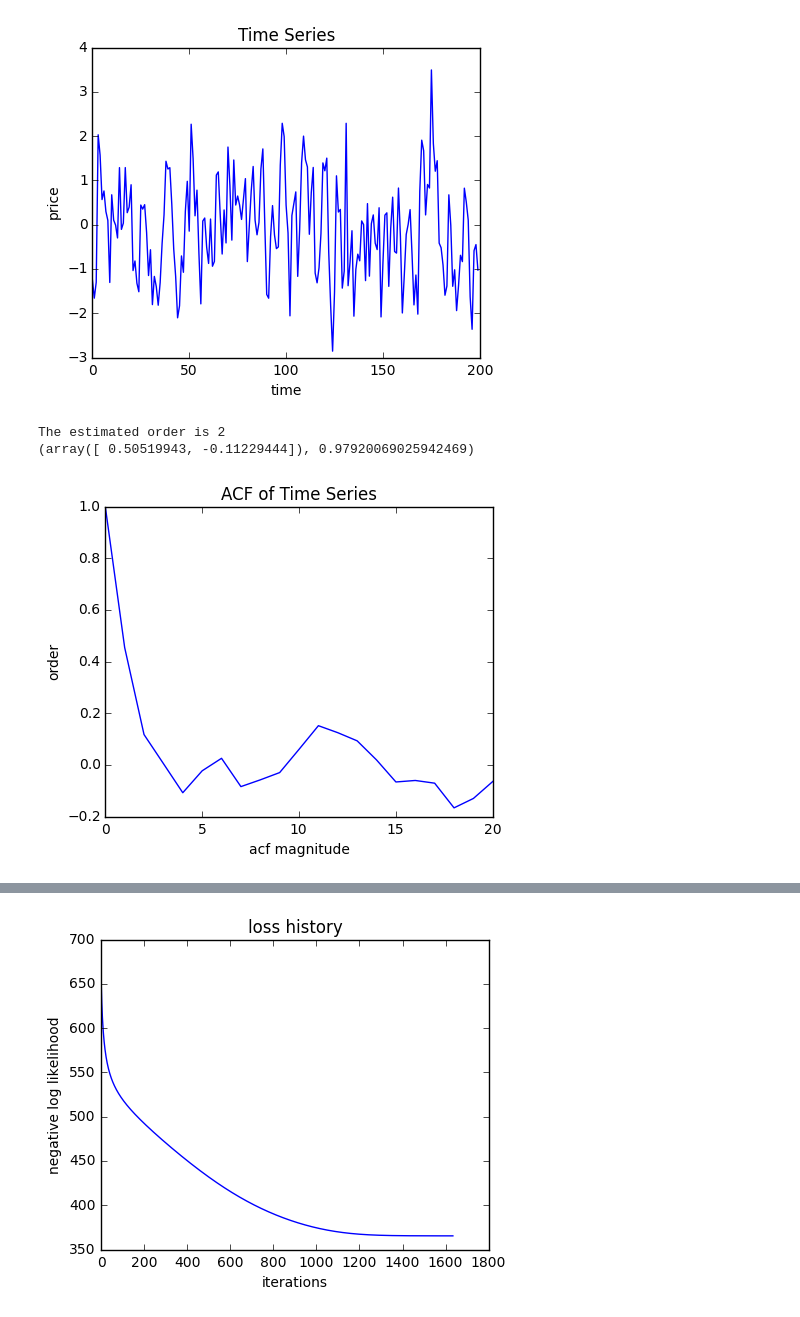
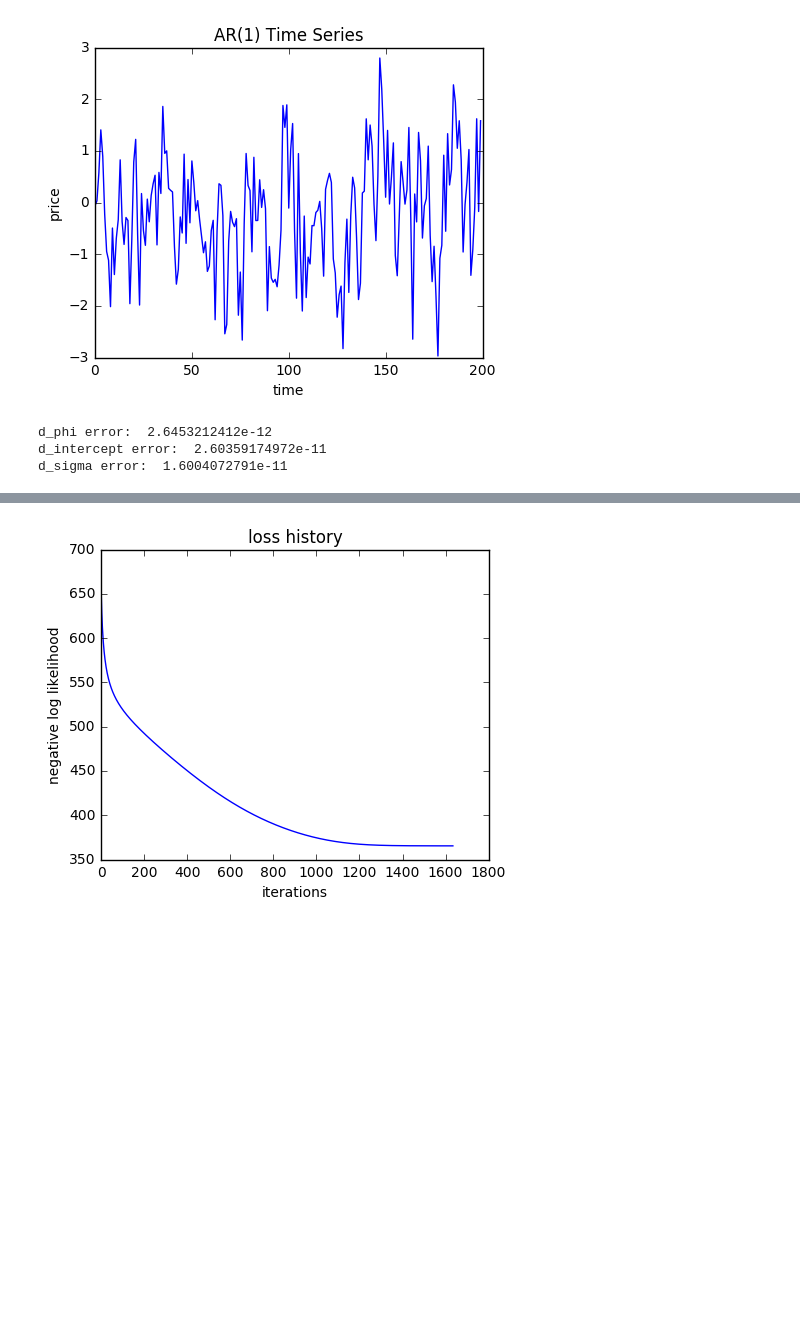
Before and after one commit to APC524/tsap, a Jupyter notebook: demo/demo_simulated_cong.ipynb, the cells around one changed output, grey strips where cells are left out. Cells and saved outputs as stored; diff of their text form; code cells hidden in the pictures; blank space fills up the shorter version.

Commit message:
finalize model.py and demo_simulated

```diff
--- a/demo/demo_simulated_cong.ipynb
+++ b/demo/demo_simulated_cong.ipynb
@@ -28,28 +28,58 @@ plt.rcParams['image.cmap'] = 'gray'
 # %%
 # generate a fake time series and plot it
 from src.ts_gen import ar1_gen
-Y = ar1_gen(0.5, sigma = 1.0, time = 500, num = 1, burnin = 2000)
+Y = ar1_gen(0.5, sigma = 1.0, time = 200, num = 1, burnin = 2000)
 plt.plot(Y.T)
 plt.xlabel('time')
 plt.ylabel('price')
 plt.title('AR(1) Time Series')
 plt.show()
 
-order_est = inference.ar_select(Y)
-print("The estimated order is "+str(order_est))
-param_est, var_est = inference.yule_walker(Y, order = order_est)
-print(param_est, var_est)
-acf_array = inference.acf(Y, nlags = 20)
-plt.plot(acf_array)
-plt.xlabel('acf magnitude')
-plt.ylabel('order')
-plt.title('ACF of AR(1) Time Series')
-plt.show()
+# order_est = inference.ar_select(Y)
+# print("The estimated order is "+str(order_est))
+# param_est, var_est = inference.yule_walker(Y, order = order_est)
+# print(param_est, var_est)
+# acf_array = inference.acf(Y, nlags = 20)
+# plt.plot(acf_array)
+# plt.ylabel('acf magnitude')
+# plt.xlabel('order')
+# plt.title('ACF of AR(1) Time Series')
+# plt.show()
 # %% [output]
-[figure, old version]
+[figure, new version]
-The estimated order is 2
-(array([ 0.50519943, -0.11229444]), 0.97920069025942469)
-[figure, removed]
+# %%
+# check whether the gradients are properly calculated
+# initialize the model
+lag = 1
+sigma = 2.0
+intercept = 0.1
+phi = np.random.randn(lag, 1)
+AR_model = AR(lag=lag, phi=phi, sigma=sigma, intercept=intercept)
+_, grads = AR_model.loss(Y)
+
+# define a useful mathod for future use
+def rel_error(x, y):
+  """ returns relative error """
+  return np.max(np.abs(x - y) / (np.maximum(1e-8, np.abs(x) + np.abs(y))))
+
+
+d_phi = grads['phi']
+d_intercept = grads['intercept']
+
+d_sigma = grads['sigma']
+
+d_phi_num = eval_numerical_gradient_array(lambda phi: AR_model.loss(Y, lag,phi,sigma,intercept)[0], phi, 1)
+print 'd_phi error: ', rel_error(d_phi_num, d_phi)
+
+d_intercept_num = eval_numerical_gradient_array(lambda intercept: AR_model.loss(Y, lag,phi,sigma,intercept)[0], intercept, 1)
+print 'd_intercept error: ', rel_error(d_intercept_num, d_intercept)
+
+d_sigma_num = eval_numerical_gradient_array(lambda sigma: AR_model.loss(Y, lag,phi,sigma,intercept)[0], sigma, 1)
+print 'd_sigma error: ', rel_error(d_sigma_num, d_sigma)
+# %% [output]
+d_phi error:  2.6453212412e-12
+d_intercept error:  2.60359174972e-11
+d_sigma error:  1.6004072791e-11
 # %%
 # initialize the model
 lag = 1
```
Also changed, not shown: parts of 8 cells of this notebook, 1 other file.
